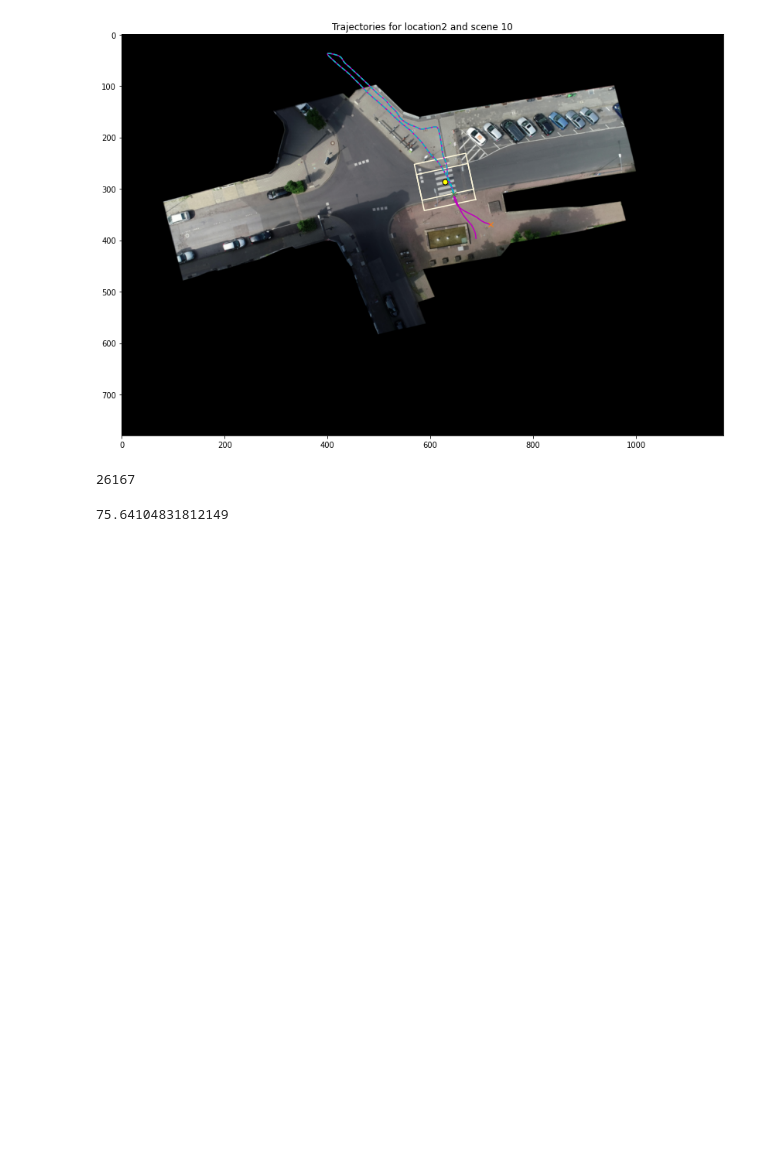
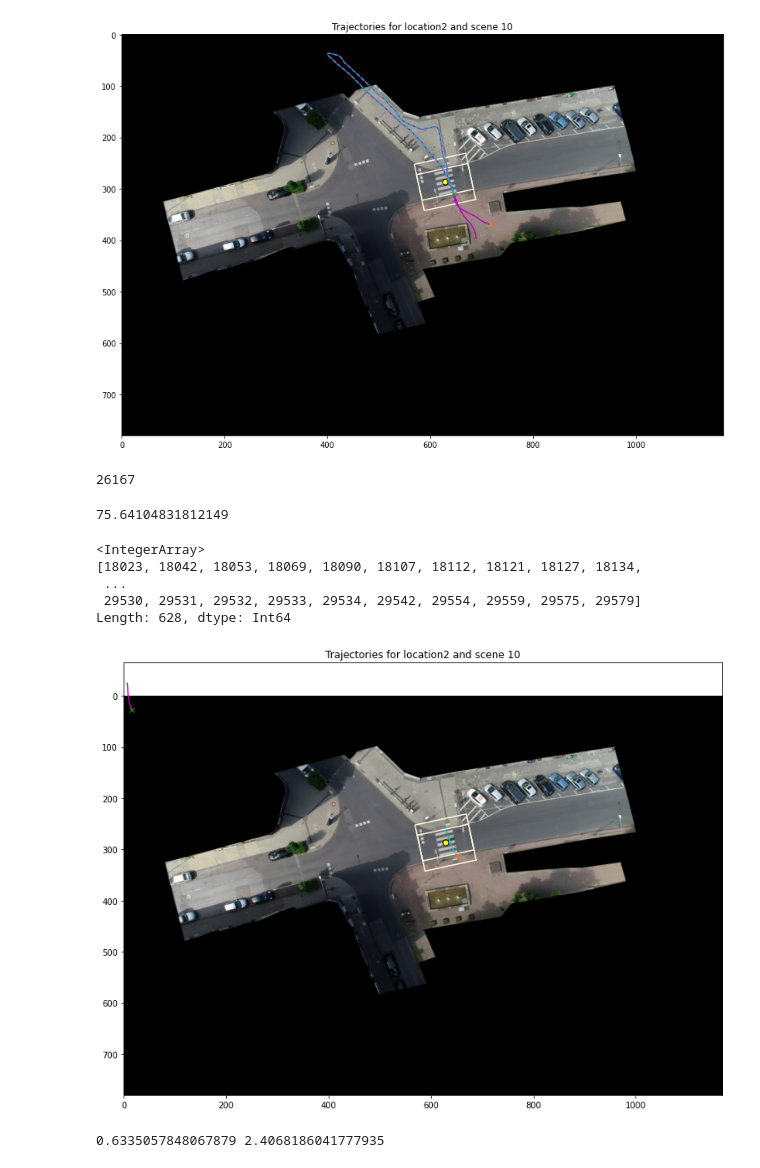
Before and after one commit to ika-rwth-aachen/drone-dataset-tools, a Jupyter notebook: src/notebooks/debug.ipynb, the cells around one changed output. Drawn from its saved outputs; the diff is of its cells as text; code cells hidden in the pictures; blank space fills up the shorter version.

Commit message:
wip local

```diff
--- a/src/notebooks/debug.ipynb
+++ b/src/notebooks/debug.ipynb
@@ -61,3 +61,25 @@ problemId
 print(TrajectoryUtils.length(problemTrack, xCol="sceneX", yCol="sceneY"))
 # %% [output]
 75.64104831812149
+# %%
+print(allPedIds)
+# %% [output]
+<IntegerArray>
+[18023, 18042, 18053, 18069, 18090, 18107, 18112, 18121, 18127, 18134,
+ ...
+ 29530, 29531, 29532, 29533, 29534, 29542, 29554, 29559, 29575, 29579]
+Length: 628, dtype: Int64
+# %%
+trackDf = pedDf[pedDf["uniqueTrackId"] == 18042]
+visualizer.showLocationSceneData(sceneData, onlyClipped=True, showLocal=True, showOthers=True, ids=[18023])
+# %% [output]
+[figure, added]
+# %%
+xCol = "sceneX"
+yCol = "sceneY"
+firstRow = trackDf.iloc[0]
+originX = firstRow[xCol]
+originY = firstRow[yCol]
+print(originX, originY)
+# %% [output]
+0.6335057848067879 2.4068186041777935
```
Also changed, not shown: parts of 2 cells of this notebook, 1 other file.
